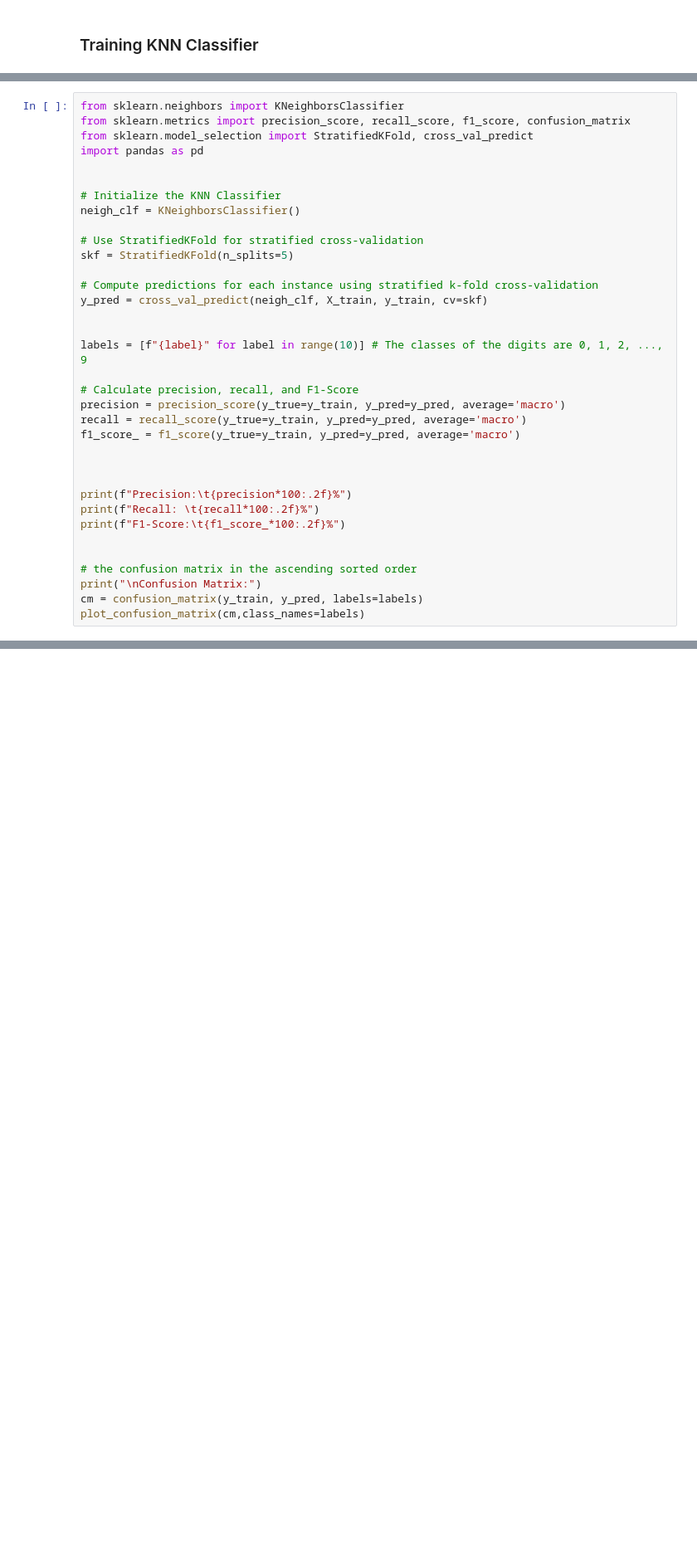
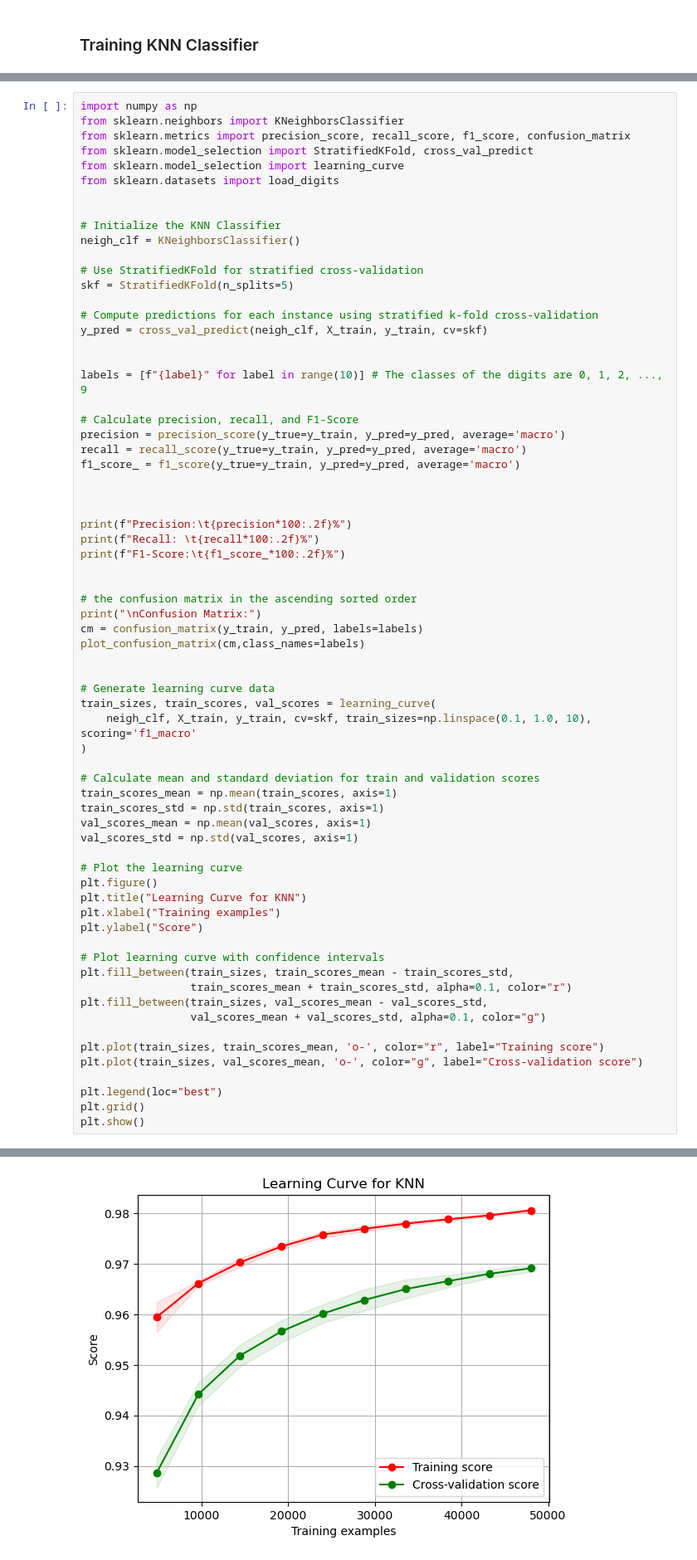
Before and after one commit to omisa69/IAI600Lab4, a Jupyter notebook: Lab4.ipynb, the cells around one changed output, grey strips where cells are left out. Shown at 83% size. Cells and saved outputs as stored; diff of their text form; blank space fills up the shorter version.

```diff
--- a/Lab4.ipynb
+++ b/Lab4.ipynb
@@ -59,10 +59,12 @@ def plot_confusion_matrix(cm, class_names, title='', cmap='Blues'):
 # %% [markdown]
 #### We train a K-Nearest Neighbors (KNN) model using the default hyperparameters, meaning we do not modify parameters like n_neighbors (which defaults to 5) or distance metrics. To evaluate the performance of this model within the training set, we employ stratified cross-validation using cross_val_predict. This method generates out-of-sample predictions for each instance, simulating a test scenario. For performance evaluation, we compute the confusion matrix, along with precision and recall as metrics. We use a macro-average approach to calculate precision and recall for each class separately and then average these values, treating all classes equally.
 # %%
+import numpy as np
 from sklearn.neighbors import KNeighborsClassifier
 from sklearn.metrics import precision_score, recall_score, f1_score, confusion_matrix
 from sklearn.model_selection import StratifiedKFold, cross_val_predict
-import pandas as pd
+from sklearn.model_selection import learning_curve
+from sklearn.datasets import load_digits
 
 
 # Initialize the KNN Classifier
@@ -73,30 +75,62 @@ skf = StratifiedKFold(n_splits=5)
 
 # Compute predictions for each instance using stratified k-fold cross-validation
 y_pred = cross_val_predict(neigh_clf, X_train, y_train, cv=skf)
 
 
 labels = [f"{label}" for label in range(10)] # The classes of the digits are 0, 1, 2, ..., 9
 
 # Calculate precision, recall, and F1-Score
 precision = precision_score(y_true=y_train, y_pred=y_pred, average='macro')
 recall = recall_score(y_true=y_train, y_pred=y_pred, average='macro')
 f1_score_ = f1_score(y_true=y_train, y_pred=y_pred, average='macro')
 
 
 
 print(f"Precision:\t{precision*100:.2f}%")
 print(f"Recall: \t{recall*100:.2f}%")
 print(f"F1-Score:\t{f1_score_*100:.2f}%")
 
 
 # the confusion matrix in the ascending sorted order
 print("\nConfusion Matrix:")
 cm = confusion_matrix(y_train, y_pred, labels=labels)
 plot_confusion_matrix(cm,class_names=labels)
+
+
+# Generate learning curve data
+train_sizes, train_scores, val_scores = learning_curve(
+    neigh_clf, X_train, y_train, cv=skf, train_sizes=np.linspace(0.1, 1.0, 10), scoring='f1_macro'
+)
+
+# Calculate mean and standard deviation for train and validation scores
+train_scores_mean = np.mean(train_scores, axis=1)
+train_scores_std = np.std(train_scores, axis=1)
+val_scores_mean = np.mean(val_scores, axis=1)
+val_scores_std = np.std(val_scores, axis=1)
+
+# Plot the learning curve
+plt.figure()
+plt.title("Learning Curve for KNN")
+plt.xlabel("Training examples")
+plt.ylabel("Score")
+
+# Plot learning curve with confidence intervals
+plt.fill_between(train_sizes, train_scores_mean - train_scores_std,
+                 train_scores_mean + train_scores_std, alpha=0.1, color="r")
+plt.fill_between(train_sizes, val_scores_mean - val_scores_std,
+                 val_scores_mean + val_scores_std, alpha=0.1, color="g")
+
+plt.plot(train_sizes, train_scores_mean, 'o-', color="r", label="Training score")
+plt.plot(train_sizes, val_scores_mean, 'o-', color="g", label="Cross-validation score")
+
+plt.legend(loc="best")
+plt.grid()
+plt.show()
 # %% [output]
 Precision:      96.97%
 Recall:         96.88%
 F1-Score:       96.91%
 
 Confusion Matrix:
 [figure]
+[figure, added]
```
Also changed, not shown: parts of 2 cells of this notebook, 11 other files.
